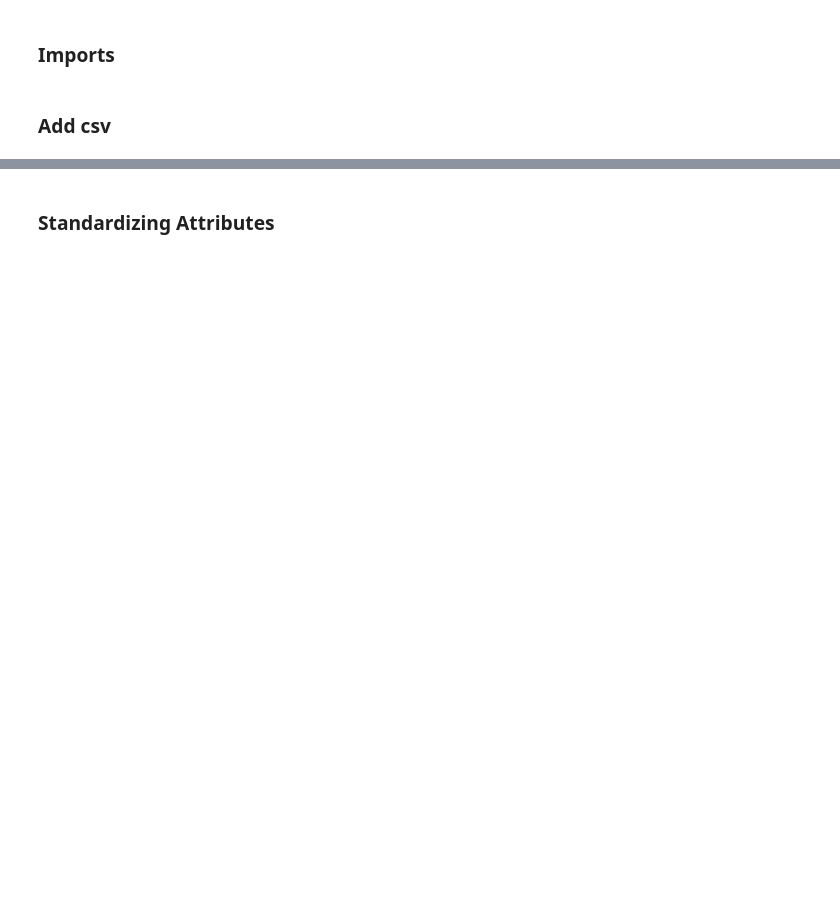
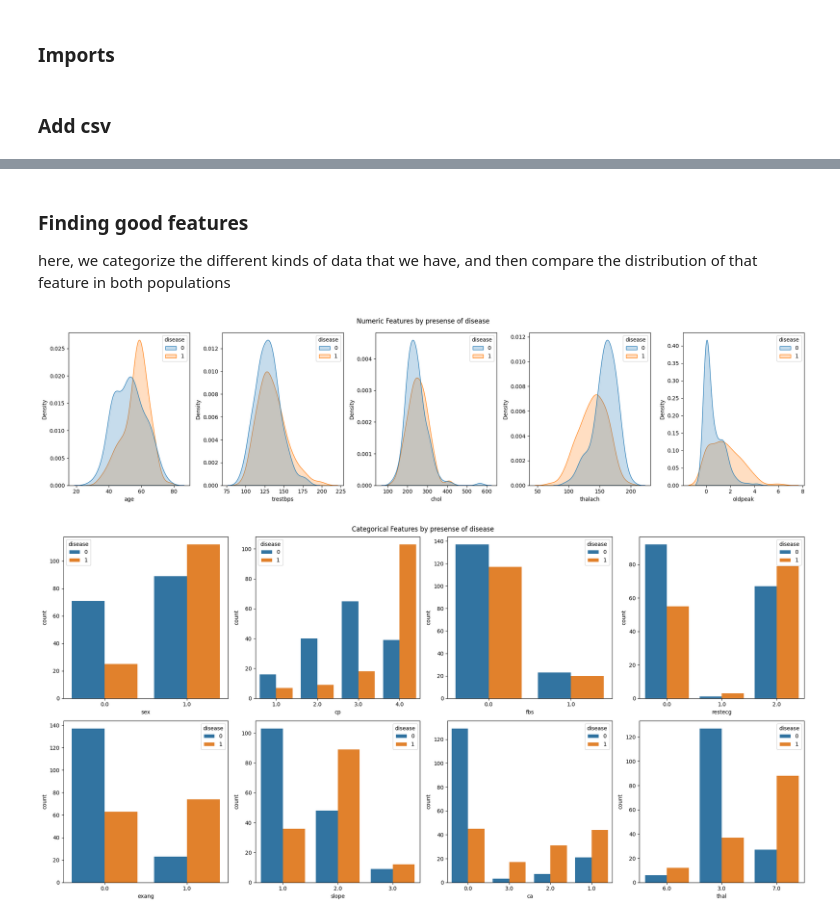
Before and after one commit to beaumartin25/cs5830_project4, a Jupyter notebook: project4.ipynb, the cells around one changed output, grey strips where cells are left out. Drawn from its saved outputs; the diff is of its cells as text; code cells hidden in the pictures; blank space fills up the shorter version.

```diff
--- a/project4.ipynb
+++ b/project4.ipynb
@@ -10,10 +11,13 @@ import matplotlib.pyplot as plt
 # %% [markdown]
 ### Add csv
 # %%
-# Comma-separated values
 df = pd.read_csv('cleveland.csv')
 
 # Rename 'num' column to 'disease' and change 1,2,3,4 to 1
 df = df.rename({'num':'disease'}, axis=1)
 df['disease'] = df.disease.apply(lambda x: min(x, 1))
+
+# get rid of missing data
+df.replace('?', np.nan, inplace=True)
+df.dropna(inplace=True)
 df
@@ -20,2 +38,40 @@ df
-# %% [markdown]
-### Standardizing Attributes
+# %% [markdown]
+### Finding good features
+
+here, we categorize the different kinds of data that we have, and then compare the distribution of that feature in both populations
+# %%
+numeric = [
+    'age',
+    'trestbps',
+    'chol',
+    'thalach',
+    'oldpeak',
+]
+
+categorical = [
+    'sex',
+    'cp',
+    'fbs',
+    'restecg',
+    'exang',
+    'slope',
+    'ca',
+    'thal',
+]
+
+fig, axs = plt.subplots(ncols=5, figsize=(20, 5))
+fig.suptitle('Numeric Features by presense of disease')
+for i in range(len(numeric)):
+    sns.kdeplot(data=df, x=numeric[i], hue='disease', ax=axs[i], fill=True)
+plt.tight_layout()
+plt.show()
+
+fig, axs = plt.subplots(ncols=4, nrows=2, figsize=(20, 10))
+fig.suptitle('Categorical Features by presense of disease')
+for i in range(len(categorical)):
+    sns.countplot(data=df, x=categorical[i], hue='disease', ax=axs[i//4][i%4])
+plt.tight_layout()
+plt.show()
+# %% [output]
+[figure, added]
+[figure, added]
```
Also changed, not shown: parts of 15 cells of this notebook, 2 other files.
